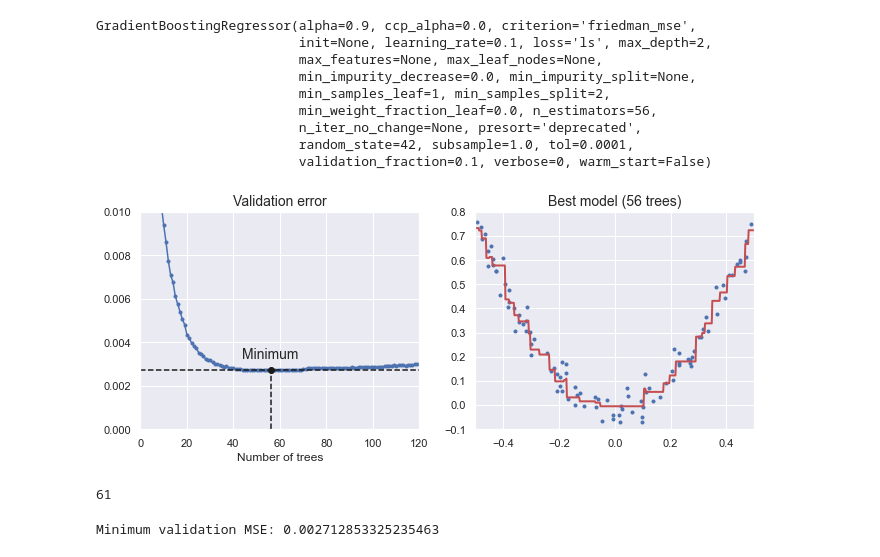
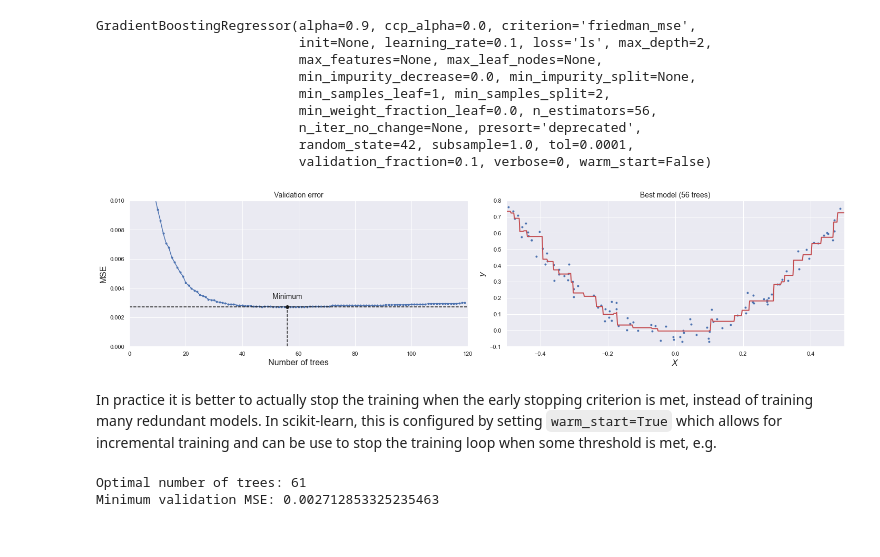
Before and after one commit to lewtun/hepml, a Jupyter notebook: notebooks/lesson04_intro-to-gradient-boosting.ipynb, the cells around one changed output. Drawn from its saved outputs; the diff is of its cells as text; code cells hidden in the pictures.

```diff
--- a/notebooks/lesson04_intro-to-gradient-boosting.ipynb
+++ b/notebooks/lesson04_intro-to-gradient-boosting.ipynb
@@ -133,6 +173,8 @@ def plot_predictions(regressors, X, y, axes, label=None, style="r-", data_style=
     if label or data_label:
         plt.legend(loc="upper center", fontsize=16)
     plt.axis(axes)
+    plt.ylabel("$y$", fontsize=16)
+    plt.xlabel("$X$", fontsize=16)
 # %%
 plot_predictions(
     [tree_1], X, y, axes=[-0.5, 0.5, -0.1, 0.8], label="$h(X)=h_1(X)$", style="g-", data_label="Training set"
@@ -364,23 +402,28 @@ min_error = np.min(errors)
 # %%
-plt.figure(figsize=(11, 4))
+min_error = np.min(errors)
+
+plt.figure(figsize=(20, 5))
 
 plt.subplot(121)
 plt.plot(errors, "b.-")
 plt.plot([bst_n_estimators, bst_n_estimators], [0, min_error], "k--")
 plt.plot([0, 120], [min_error, min_error], "k--")
 plt.plot(bst_n_estimators, min_error, "ko")
 plt.text(bst_n_estimators, min_error * 1.2, "Minimum", ha="center", fontsize=14)
 plt.axis([0, 120, 0, 0.01])
-plt.xlabel("Number of trees")
+plt.xlabel("Number of trees", fontsize=16)
+plt.ylabel("MSE", fontsize=16)
 plt.title("Validation error", fontsize=14)
 
 plt.subplot(122)
 plot_predictions([gbrt_best], X, y, axes=[-0.5, 0.5, -0.1, 0.8])
-plt.title("Best model (%d trees)" % bst_n_estimators, fontsize=14)
+plt.title(f"Best model ({bst_n_estimators} trees)", fontsize=14)
 
-plt.show()
+plt.tight_layout()
 # %% [output]
-[figure, old version]
+[figure, new version]
+# %% [markdown]
+In practice it is better to actually stop the training when the early stopping criterion is met, instead of training many redundant models. In scikit-learn, this is configured by setting `warm_start=True` which allows for incremental training and can be use to stop the training loop when some threshold is met, e.g.
 # %%
 gbrt = GradientBoostingRegressor(max_depth=2, warm_start=True, random_state=42)
 
@@ -398,11 +441,9 @@ for n_estimators in range(1, 120):
         error_going_up += 1
         if error_going_up == 5:
             break  # early stopping
-# %%
-print(gbrt.n_estimators)
-# %% [output]
-61
 # %%
-print("Minimum validation MSE:", min_val_error)
+print(f"Optimal number of trees: {gbrt.n_estimators}")
+print(f"Minimum validation MSE: {min_val_error}")
 # %% [output]
+Optimal number of trees: 61
 Minimum validation MSE: 0.002712853325235463
```
Also changed, not shown: parts of 18 cells of this notebook, 3 other files.
